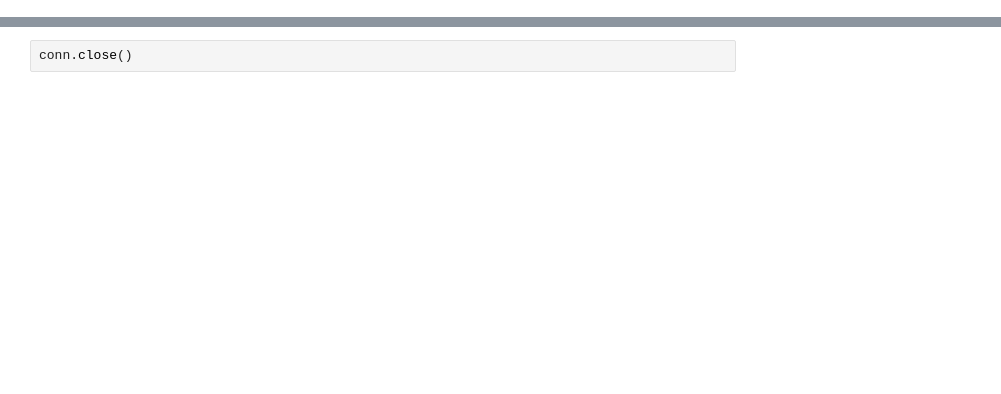
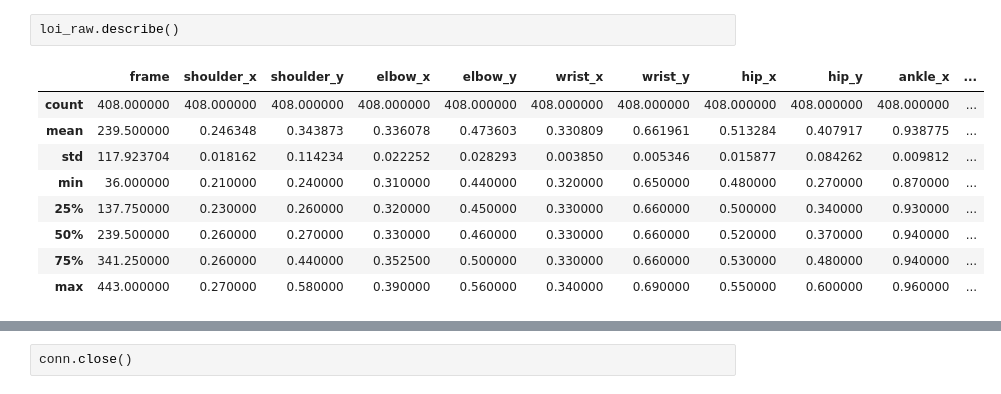
Before and after one commit to thibtd/GymBuddy, a Jupyter notebook: notebook/db_check.ipynb, the cells around one changed output, grey strips where cells are left out. Cells and saved outputs as stored; diff of their text form; blank space fills up the shorter version.

```diff
--- a/notebook/db_check.ipynb
+++ b/notebook/db_check.ipynb
@@ -108,0 +612,12 @@ conn.sql("SELECT * FROM workout_analysis where workout_id = 122")
+# %%
+loi_raw.describe()
+# %% [output]
+|  | frame | shoulder_x | shoulder_y | elbow_x | elbow_y | wrist_x | wrist_y | hip_x | hip_y | ankle_x | ... |
+| count | 408.000000 | 408.000000 | 408.000000 | 408.000000 | 408.000000 | 408.000000 | 408.000000 | 408.000000 | 408.000000 | 408.000000 | ... |
+| mean | 239.500000 | 0.246348 | 0.343873 | 0.336078 | 0.473603 | 0.330809 | 0.661961 | 0.513284 | 0.407917 | 0.938775 | ... |
+| std | 117.923704 | 0.018162 | 0.114234 | 0.022252 | 0.028293 | 0.003850 | 0.005346 | 0.015877 | 0.084262 | 0.009812 | ... |
+| min | 36.000000 | 0.210000 | 0.240000 | 0.310000 | 0.440000 | 0.320000 | 0.650000 | 0.480000 | 0.270000 | 0.870000 | ... |
+| 25% | 137.750000 | 0.230000 | 0.260000 | 0.320000 | 0.450000 | 0.330000 | 0.660000 | 0.500000 | 0.340000 | 0.930000 | ... |
+| 50% | 239.500000 | 0.260000 | 0.270000 | 0.330000 | 0.460000 | 0.330000 | 0.660000 | 0.520000 | 0.370000 | 0.940000 | ... |
+| 75% | 341.250000 | 0.260000 | 0.440000 | 0.352500 | 0.500000 | 0.330000 | 0.660000 | 0.530000 | 0.480000 | 0.940000 | ... |
+| max | 443.000000 | 0.270000 | 0.580000 | 0.390000 | 0.560000 | 0.340000 | 0.690000 | 0.550000 | 0.600000 | 0.960000 | ... |
```
Also changed, not shown: parts of 92 cells of this notebook, 7 other files.
